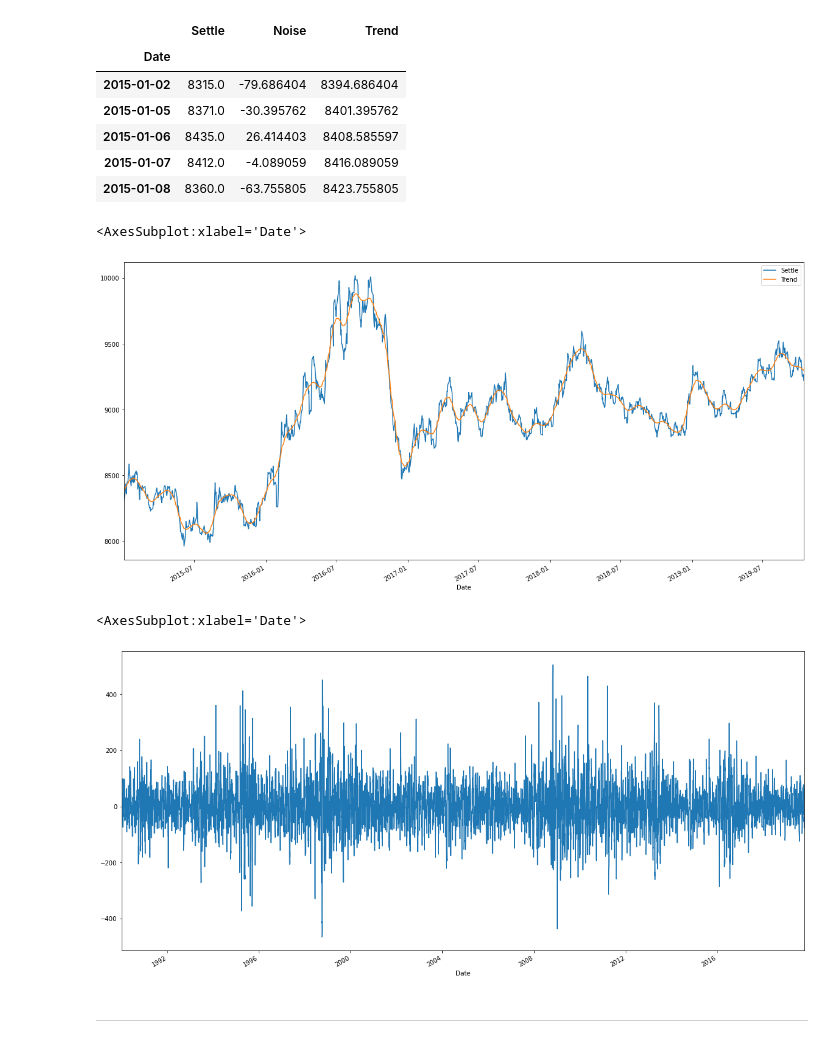
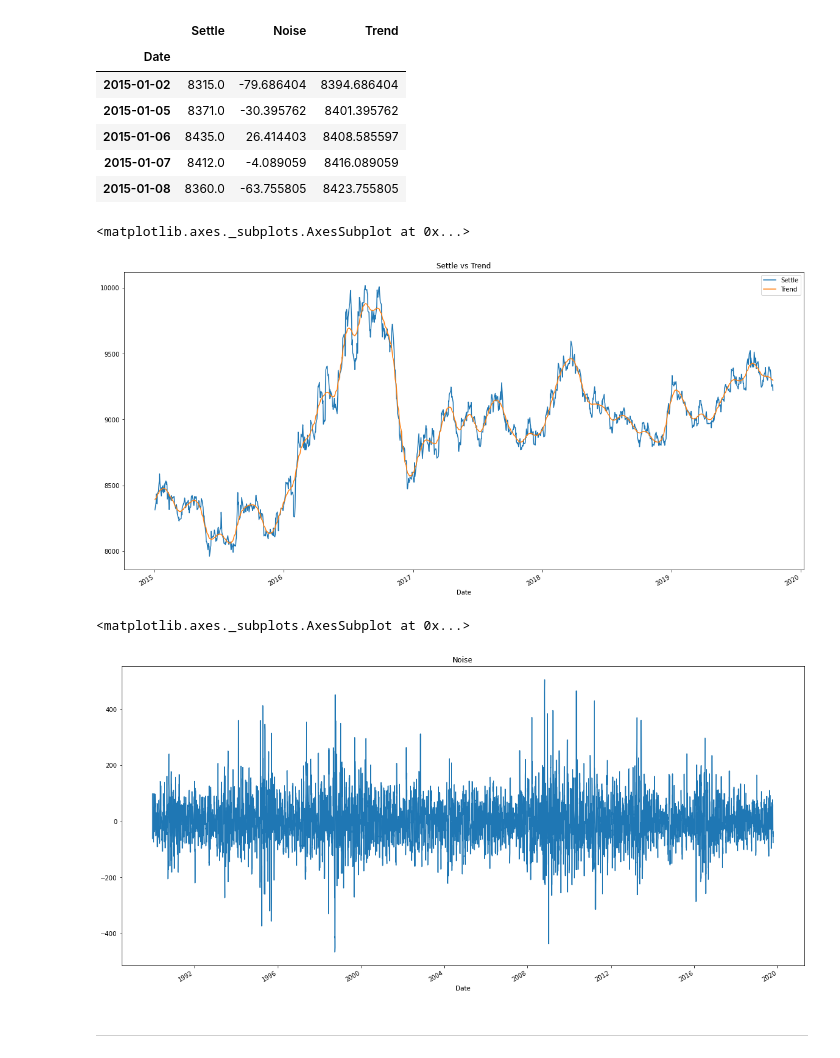
Before and after one commit to jtmcginley123/unit10, a Jupyter notebook: time_series_analysis.ipynb, the cells around one changed output. Saved outputs shown, nothing was run; the diff lists cells and outputs as text; code cells hidden in the pictures.

```diff
--- a/time_series_analysis.ipynb
+++ b/time_series_analysis.ipynb
@@ -76,17 +76,17 @@ yen_cut.head()
 # Plot the Settle Price vs. the Trend for 2015 to the present
 # YOUR CODE HERE!
 
-yen_cut[['Settle', 'Trend']].plot(figsize = (20,10))
+yen_cut[['Settle', 'Trend']].plot(figsize = (20,10), title = 'Settle vs Trend')
 # %% [output]
-<AxesSubplot:xlabel='Date'>
+<matplotlib.axes._subplots.AxesSubplot at 0x...>
-[figure, old version]
+[figure, new version]
 # %%
 # Plot the Settle Noise
 # YOUR CODE HERE!
-yen_settle['Noise'].plot(figsize = (20,10))
+yen_settle['Noise'].plot(figsize = (20,10), title = 'Noise')
 # %% [output]
-<AxesSubplot:xlabel='Date'>
+<matplotlib.axes._subplots.AxesSubplot at 0x...>
-[figure, old version]
+[figure, new version]
 # %% [markdown]
 ---
 # %% [markdown]
```
Also changed, not shown: parts of 14 cells of this notebook.
